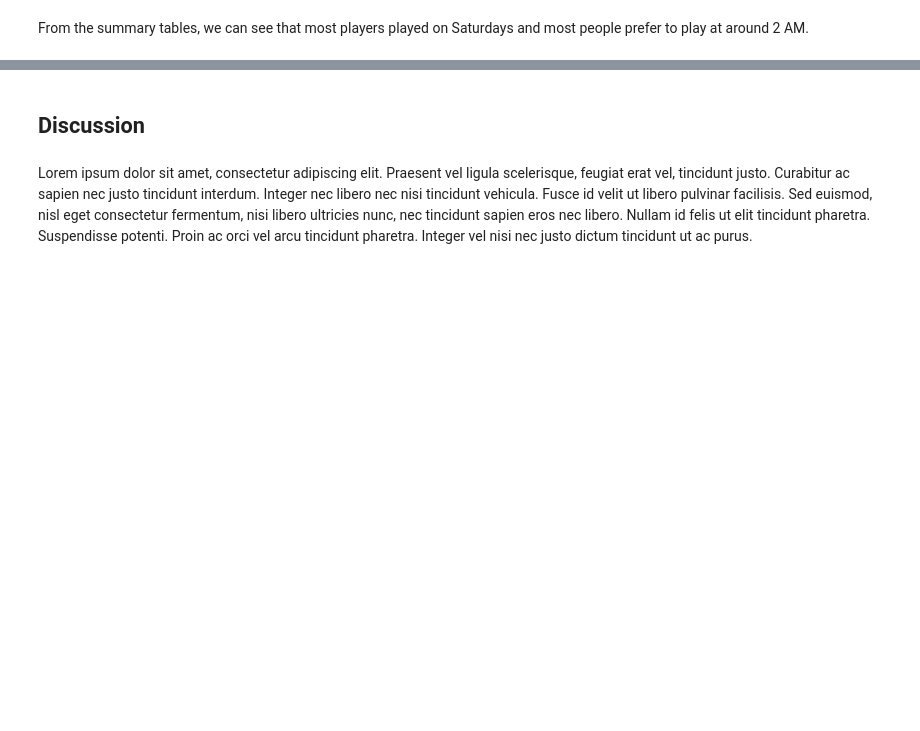
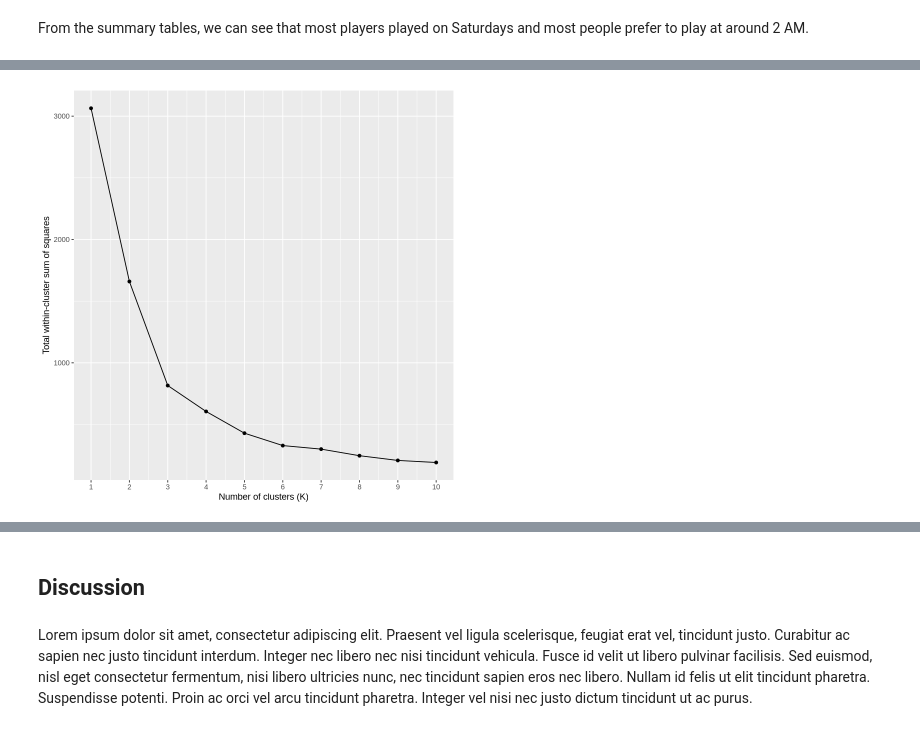
Before and after one commit to sotheasong/dsci100-project, a Jupyter notebook: project.ipynb, the cells around one changed output, grey strips where cells are left out. Saved outputs shown, nothing was run; the diff lists cells and outputs as text; code cells hidden in the pictures; blank space fills up the shorter version.

```diff
--- a/project.ipynb
+++ b/project.ipynb
@@ -146,0 +141,30 @@ Warning message:
+# %%
+set.seed(123)
+
+k_values <- tibble(num_clusters = seq(1, 10, by = 1))
+
+sessions_spec = k_means(num_clusters = tune()) |>
+    set_engine("stats")
+
+recipe = recipe(~ start_time_hrs + session_duration_mins, data = sessions_clean) |>
+  step_center(all_predictors()) |>
+  step_scale(all_predictors())
+
+elbow_stats = workflow() |>
+    add_recipe(recipe) |>
+    add_model(sessions_spec) |>
+    tune_cluster(resamples = apparent(sessions_clean), grid = k_values) |>
+    collect_metrics() |>
+    filter(.metric == "sse_within_total") |>
+    mutate(total_WSSD = mean) |>
+    select(num_clusters, total_WSSD)
+
+elbow_plot = elbow_stats |>
+    ggplot(aes(x=num_clusters, y=total_WSSD)) +
+    geom_point() +
+    geom_line() +
+    scale_x_continuous(breaks = seq(1, 10, by = 1)) +
+    labs(x="Number of clusters (K)", y="Total within-cluster sum of squares")
+elbow_plot
+# %% [output]
+[figure, added]
```
Also changed, not shown: parts of 11 cells of this notebook.
